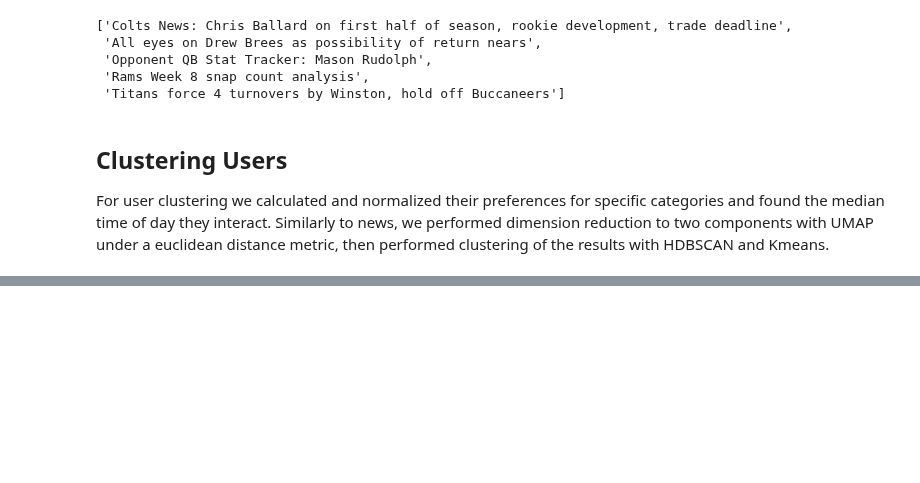
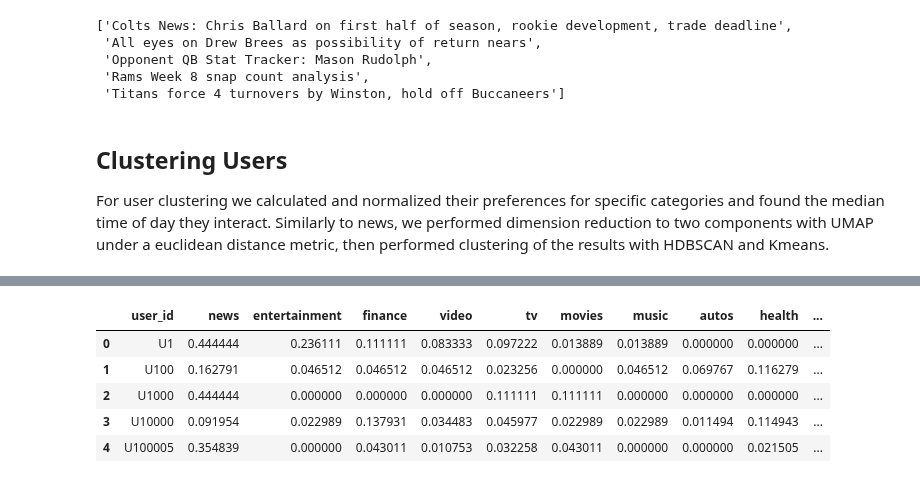
Before and after one commit to nicholas-rf/RecommenderProject, a Jupyter notebook: ExploratoryAnalysis/clustering_report.ipynb, the cells around one changed output, grey strips where cells are left out. Saved outputs shown, nothing was run; the diff lists cells and outputs as text; code cells hidden in the pictures; blank space fills up the shorter version.

```diff
--- a/ExploratoryAnalysis/clustering_report.ipynb
+++ b/ExploratoryAnalysis/clustering_report.ipynb
@@ -70,0 +101,9 @@ import data_processing_modules as dpm/
+# %%
+embedding_ready.head()
+# %% [output]
+|  | user_id | news | entertainment | finance | video | tv | movies | music | autos | health | ... |
+| 0 | U1 | 0.444444 | 0.236111 | 0.111111 | 0.083333 | 0.097222 | 0.013889 | 0.013889 | 0.000000 | 0.000000 | ... |
+| 1 | U100 | 0.162791 | 0.046512 | 0.046512 | 0.046512 | 0.023256 | 0.000000 | 0.046512 | 0.069767 | 0.116279 | ... |
+| 2 | U1000 | 0.444444 | 0.000000 | 0.000000 | 0.000000 | 0.111111 | 0.111111 | 0.000000 | 0.000000 | 0.000000 | ... |
+| 3 | U10000 | 0.091954 | 0.022989 | 0.137931 | 0.034483 | 0.045977 | 0.022989 | 0.022989 | 0.011494 | 0.114943 | ... |
+| 4 | U100005 | 0.354839 | 0.000000 | 0.043011 | 0.010753 | 0.032258 | 0.043011 | 0.000000 | 0.000000 | 0.021505 | ... |
```
Also changed, not shown: parts of 21 cells of this notebook, 4 other files.
